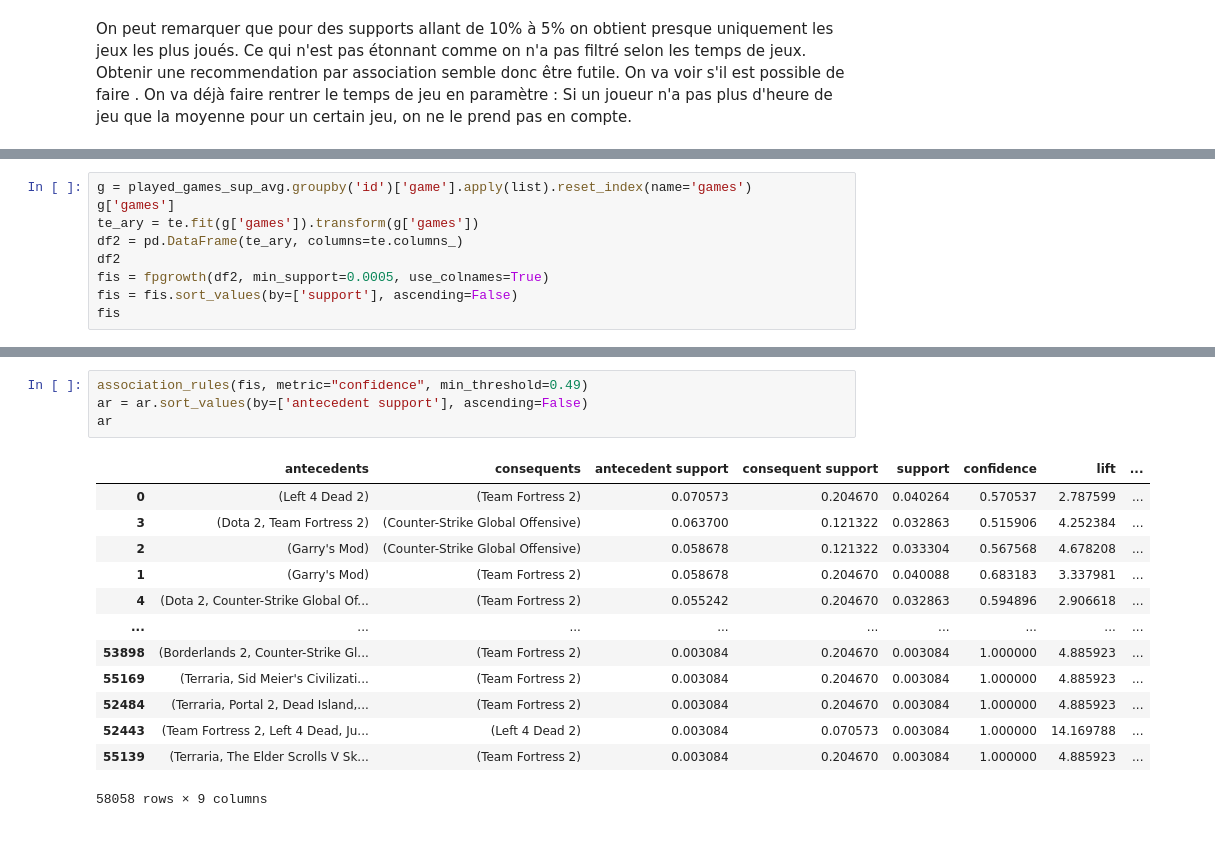
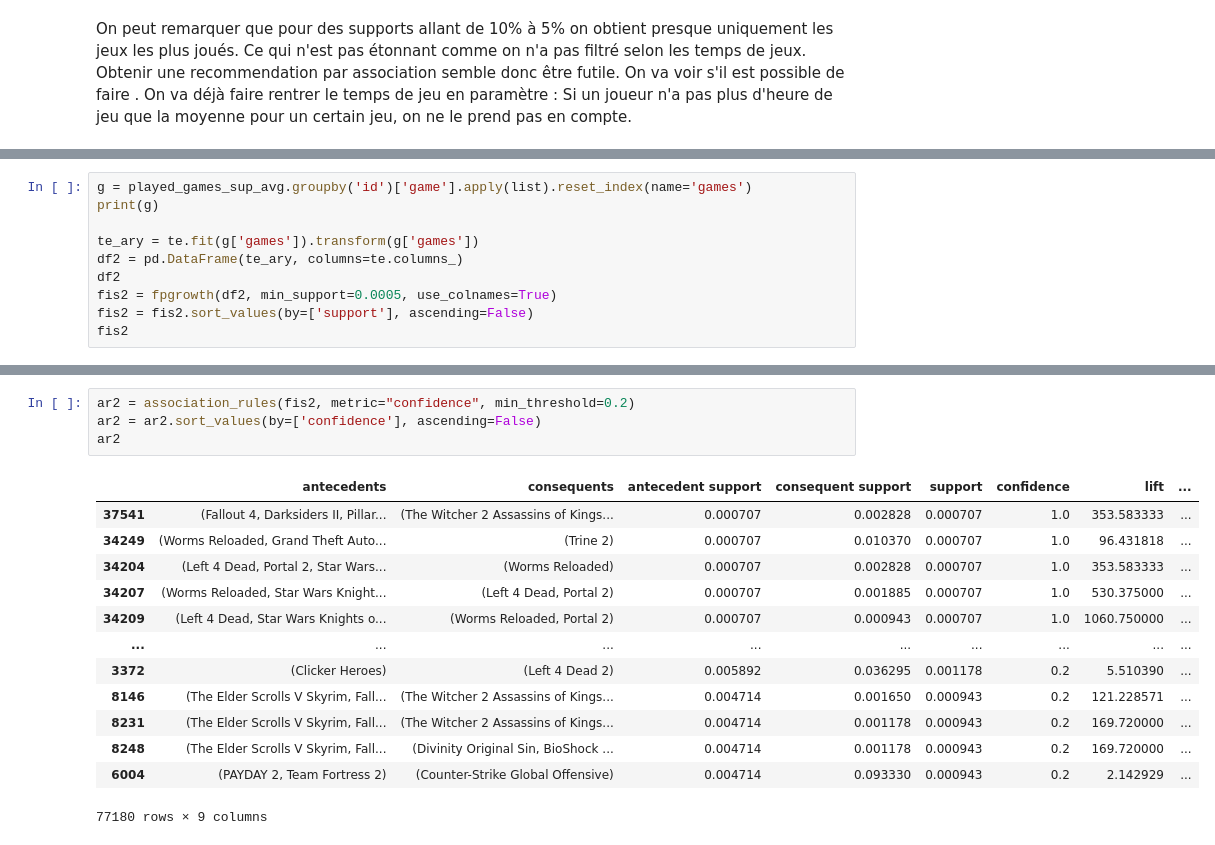
Before and after one commit to Vbardusco/sd201-steam-recommendations, a Jupyter notebook: project_steam_progress.ipynb, the cells around one changed output, grey strips where cells are left out. Drawn from its saved outputs; the diff is of its cells as text.

```diff
--- a/project_steam_progress.ipynb
+++ b/project_steam_progress.ipynb
@@ -1099,10 +1097,11 @@ played_games_sup_avg
 # %%
 g = played_games_sup_avg.groupby('id')['game'].apply(list).reset_index(name='games')
-g['games']
+print(g)
+
 te_ary = te.fit(g['games']).transform(g['games'])
 df2 = pd.DataFrame(te_ary, columns=te.columns_)
 df2
-fis = fpgrowth(df2, min_support=0.0005, use_colnames=True)
-fis = fis.sort_values(by=['support'], ascending=False)
-fis
+fis2 = fpgrowth(df2, min_support=0.0005, use_colnames=True)
+fis2 = fis2.sort_values(by=['support'], ascending=False)
+fis2
 # %% [output]
@@ -1122,19 +1135,19 @@ fis
 # %%
-association_rules(fis, metric="confidence", min_threshold=0.49)
-ar = ar.sort_values(by=['antecedent support'], ascending=False)
-ar
+ar2 = association_rules(fis2, metric="confidence", min_threshold=0.2)
+ar2 = ar2.sort_values(by=['confidence'], ascending=False)
+ar2
 # %% [output]
 |  | antecedents | consequents | antecedent support | consequent support | support | confidence | lift | ... |
-| 0 | (Left 4 Dead 2) | (Team Fortress 2) | 0.070573 | 0.204670 | 0.040264 | 0.570537 | 2.787599 | ... |
-| 3 | (Dota 2, Team Fortress 2) | (Counter-Strike Global Offensive) | 0.063700 | 0.121322 | 0.032863 | 0.515906 | 4.252384 | ... |
-| 2 | (Garry's Mod) | (Counter-Strike Global Offensive) | 0.058678 | 0.121322 | 0.033304 | 0.567568 | 4.678208 | ... |
-| 1 | (Garry's Mod) | (Team Fortress 2) | 0.058678 | 0.204670 | 0.040088 | 0.683183 | 3.337981 | ... |
-| 4 | (Dota 2, Counter-Strike Global Of... | (Team Fortress 2) | 0.055242 | 0.204670 | 0.032863 | 0.594896 | 2.906618 | ... |
+| 37541 | (Fallout 4, Darksiders II, Pillar... | (The Witcher 2 Assassins of Kings... | 0.000707 | 0.002828 | 0.000707 | 1.0 | 353.583333 | ... |
+| 34249 | (Worms Reloaded, Grand Theft Auto... | (Trine 2) | 0.000707 | 0.010370 | 0.000707 | 1.0 | 96.431818 | ... |
+| 34204 | (Left 4 Dead, Portal 2, Star Wars... | (Worms Reloaded) | 0.000707 | 0.002828 | 0.000707 | 1.0 | 353.583333 | ... |
+| 34207 | (Worms Reloaded, Star Wars Knight... | (Left 4 Dead, Portal 2) | 0.000707 | 0.001885 | 0.000707 | 1.0 | 530.375000 | ... |
+| 34209 | (Left 4 Dead, Star Wars Knights o... | (Worms Reloaded, Portal 2) | 0.000707 | 0.000943 | 0.000707 | 1.0 | 1060.750000 | ... |
 | ... | ... | ... | ... | ... | ... | ... | ... | ... |
-| 53898 | (Borderlands 2, Counter-Strike Gl... | (Team Fortress 2) | 0.003084 | 0.204670 | 0.003084 | 1.000000 | 4.885923 | ... |
-| 55169 | (Terraria, Sid Meier's Civilizati... | (Team Fortress 2) | 0.003084 | 0.204670 | 0.003084 | 1.000000 | 4.885923 | ... |
-| 52484 | (Terraria, Portal 2, Dead Island,... | (Team Fortress 2) | 0.003084 | 0.204670 | 0.003084 | 1.000000 | 4.885923 | ... |
-| 52443 | (Team Fortress 2, Left 4 Dead, Ju... | (Left 4 Dead 2) | 0.003084 | 0.070573 | 0.003084 | 1.000000 | 14.169788 | ... |
-| 55139 | (Terraria, The Elder Scrolls V Sk... | (Team Fortress 2) | 0.003084 | 0.204670 | 0.003084 | 1.000000 | 4.885923 | ... |
+| 3372 | (Clicker Heroes) | (Left 4 Dead 2) | 0.005892 | 0.036295 | 0.001178 | 0.2 | 5.510390 | ... |
+| 8146 | (The Elder Scrolls V Skyrim, Fall... | (The Witcher 2 Assassins of Kings... | 0.004714 | 0.001650 | 0.000943 | 0.2 | 121.228571 | ... |
+| 8231 | (The Elder Scrolls V Skyrim, Fall... | (The Witcher 2 Assassins of Kings... | 0.004714 | 0.001178 | 0.000943 | 0.2 | 169.720000 | ... |
+| 8248 | (The Elder Scrolls V Skyrim, Fall... | (Divinity Original Sin, BioShock ... | 0.004714 | 0.001178 | 0.000943 | 0.2 | 169.720000 | ... |
+| 6004 | (PAYDAY 2, Team Fortress 2) | (Counter-Strike Global Offensive) | 0.004714 | 0.093330 | 0.000943 | 0.2 | 2.142929 | ... |
-58058 rows × 9 columns
+77180 rows × 9 columns
 # %%
```
Also changed, not shown: parts of 15 cells of this notebook.
